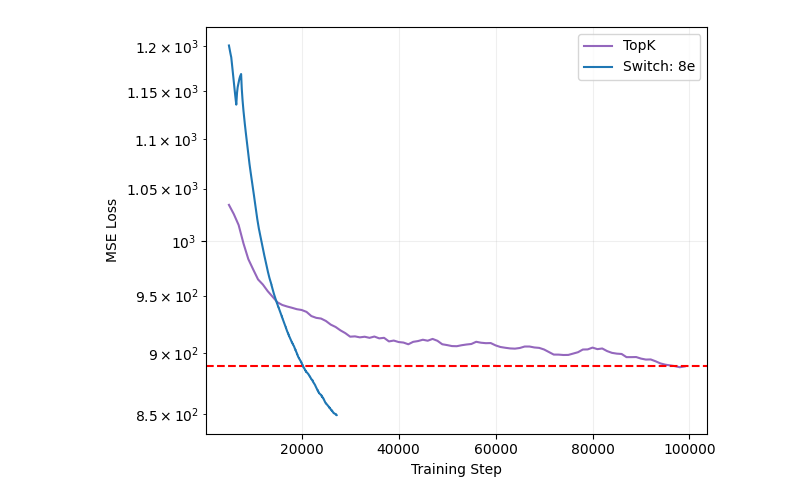
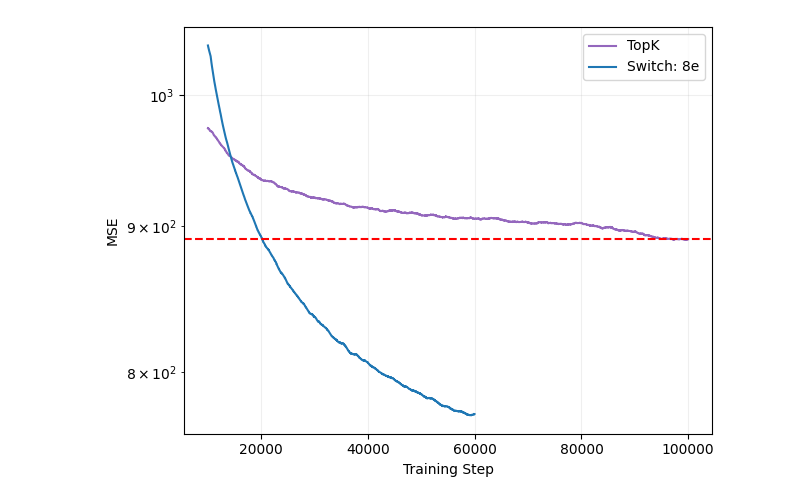
Before and after one commit to amudide/switch_sae, a Jupyter notebook: results/efficiency.ipynb, the cells around one changed output. Drawn from its saved outputs; the diff is of its cells as text; code cells hidden in the pictures.

Commit message:
Update efficiency plots

```diff
--- a/results/efficiency.ipynb
+++ b/results/efficiency.ipynb
@@ -10,43 +8,44 @@ import re
 topk = pd.read_csv("efficiency-topk.csv")
 switch8 = pd.read_csv("efficiency-switch8.csv")
 # %%
-#topk = topk[['Step', 'honest-disco-4 - AutoEncoderTopK-0/loss']] ## k = 128
-topk = topk[['Step', 'rural-cloud-3 - AutoEncoderTopK-0/loss']] ## k = 64
-#topk = topk[['Step', 'wise-sound-2 - AutoEncoderTopK-0/loss']] ## k = 32
-#topk = topk[['Step', 'frosty-resonance-1 - AutoEncoderTopK-0/loss']] ## k = 8
+#topk = topk[['Step', 'royal-water-4 - AutoEncoderTopK-0/l2_loss']] ## k = 128
+topk = topk[['Step', 'vivid-bee-2 - AutoEncoderTopK-0/l2_loss']] ## k = 64
+#topk = topk[['Step', 'still-river-1 - AutoEncoderTopK-0/l2_loss']] ## k = 32
+#topk = topk[['Step', 'drawn-voice-3 - AutoEncoderTopK-0/l2_loss']] ## k = 8
 
 topk.columns = ['step', 'loss']
 # %%
-#switch8 = switch8[['Step', 'fiery-snowball-4 - SwitchAutoEncoder-1/loss']] ## k = 128
-switch8 = switch8[['Step', 'fiery-snowball-4 - SwitchAutoEncoder-0/loss']] ## k = 64
-#switch8 = switch8[['Step', 'fanciful-sky-3 - SwitchAutoEncoder-1/loss']] ## k = 32
-#switch8 = switch8[['Step', 'fanciful-sky-3 - SwitchAutoEncoder-0/loss']] ## k = 8
+#switch8 = switch8[['Step', 'fiery-snowball-4 - SwitchAutoEncoder-1/l2_loss']] ## k = 128
+switch8 = switch8[['Step', 'fiery-snowball-4 - SwitchAutoEncoder-0/l2_loss']] ## k = 64
+#switch8 = switch8[['Step', 'fanciful-sky-3 - SwitchAutoEncoder-1/l2_loss']] ## k = 32
+#switch8 = switch8[['Step', 'fanciful-sky-3 - SwitchAutoEncoder-0/l2_loss']] ## k = 8
+
 switch8.columns = ['step', 'loss']
 # %%
-topk = topk[topk['step'] > 4999]
-switch8 = switch8[switch8['step'] > 4999]
+topk = topk[topk['step'] > 9999]
+switch8 = switch8[switch8['step'] > 9999]
 # %%
-topk_smooth = pd.Series(topk['loss']).rolling(window=5, center=True, min_periods=1).mean()
+topk_smooth = pd.Series(topk['loss']).rolling(window=1000, center=True, min_periods=1).mean()
 switch8_smooth = pd.Series(switch8['loss']).rolling(window=1000, center=True, min_periods=1).mean()
 
 plt.plot(topk['step'], topk_smooth, label='TopK',  color='#9467bd')
 plt.plot(switch8['step'], switch8_smooth, label='Switch: 8e',  color='#1f77b4')
 
 plt.axhline(y=list(topk_smooth)[-1], color='r', linestyle='--')
 
 #plt.xscale('log')
 plt.yscale('log')
 
 plt.xlabel("Training Step")
-plt.ylabel("MSE Loss")
+plt.ylabel("MSE")
 
 plt.legend()
 
 plt.grid(True, which="major", ls="-", alpha=0.2)
 
 
 plt.tight_layout()
 plt.savefig("efficiency.png")
 plt.show()
 # %% [output]
-[figure, old version]
+[figure, new version]
```
Also changed, not shown: parts of 1 cell of this notebook, 15 other files.
